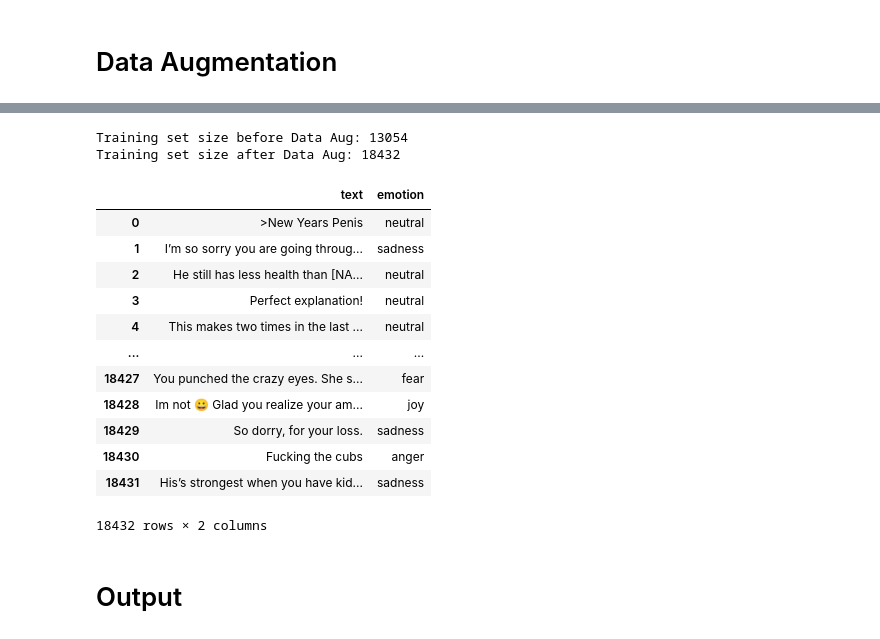
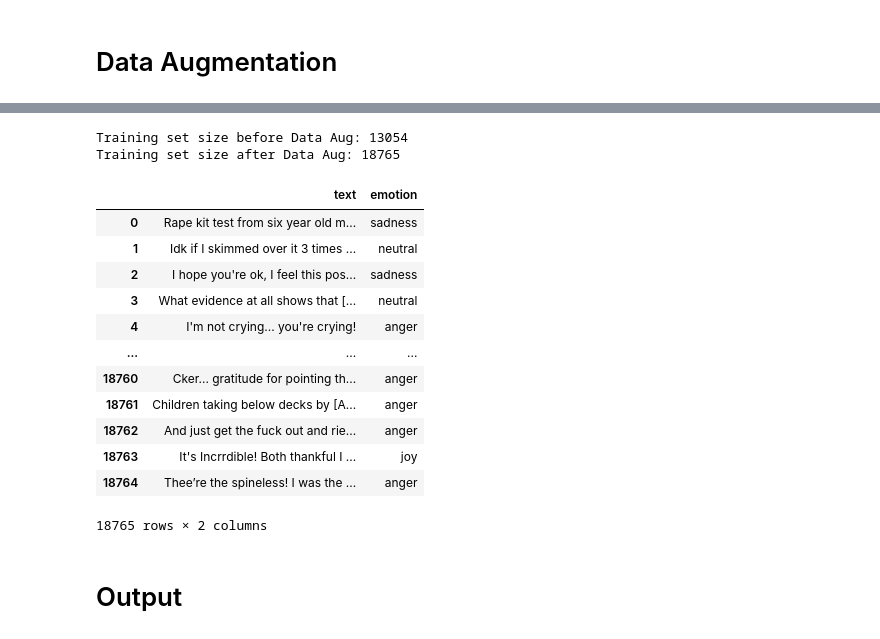
Before and after one commit to congyoua/CSC413Final, a Jupyter notebook: Data.ipynb, the cells around one changed output, grey strips where cells are left out. Drawn from its saved outputs; the diff is of its cells as text; code cells hidden in the pictures.

Commit message:
Increase Data Aug Strength

```diff
--- a/Data.ipynb
+++ b/Data.ipynb
@@ -189,8 +189,8 @@ sns.barplot(data = counts_df, x="emotion", y="count", order=counts_df['emotion']
 # %%
 from sklearn.model_selection import train_test_split
 data = df[['text','emotion']]
-train, test = train_test_split(data, test_size=0.2, random_state=42, stratify=data['emotion'] )
-train, val = train_test_split(train, test_size=0.3, random_state=42, stratify=train['emotion'] )
+train, test = train_test_split(data, test_size=0.3, random_state=42, stratify=data['emotion'] )
+train, val = train_test_split(train, test_size=0.2, random_state=42, stratify=train['emotion'] )
 # %% [markdown]
 # Data Augmentation
 # %%
@@ -226,43 +226,44 @@ print(s_res)
 # %%
 # Transformation Function
 def augment(text):
     try:
         augmented_text = augmenter.augment(text)[0]
     except:
         return text
 
     return augmented_text
 
 # Apply Data Augmentation to Non_neutral texts to resolve data imbalance
 aug_data = train.copy()
 print("Training set size before Data Aug: {}".format(len(aug_data)))
 for i in range(2):
 
     non_neutral = train[train['emotion'] != 'neutral'].copy()
     non_neutral['text'] = non_neutral['text'].apply(augment)
+    non_neutral['text'] = non_neutral['text'].apply(augment)
     aug_data = pd.concat([aug_data, non_neutral])
 
 aug_data.drop_duplicates(inplace=True)
 print("Training set size after Data Aug: {}".format(len(aug_data)))
 
 aug_data.reset_index(drop=True, inplace=True)
 aug_data
 # %% [output]
 Training set size before Data Aug: 13054
-Training set size after Data Aug: 18432
+Training set size after Data Aug: 18765
 |  | text | emotion |
-| 0 | >New Years Penis | neutral |
-| 1 | I’m so sorry you are going throug... | sadness |
-| 2 | He still has less health than [NA... | neutral |
-| 3 | Perfect explanation! | neutral |
-| 4 | This makes two times in the last ... | neutral |
+| 0 | Rape kit test from six year old m... | sadness |
+| 1 | Idk if I skimmed over it 3 times ... | neutral |
+| 2 | I hope you're ok, I feel this pos... | sadness |
+| 3 | What evidence at all shows that [... | neutral |
+| 4 | I'm not crying... you're crying! | anger |
 | ... | ... | ... |
-| 18427 | You punched the crazy eyes. She s... | fear |
-| 18428 | Im not 😀 Glad you realize your am... | joy |
-| 18429 | So dorry, for your loss. | sadness |
-| 18430 | Fucking the cubs | anger |
-| 18431 | His’s strongest when you have kid... | sadness |
+| 18760 | Cker... gratitude for pointing th... | anger |
+| 18761 | Children taking below decks by [A... | anger |
+| 18762 | And just get the fuck out and rie... | anger |
+| 18763 | It's Incrrdible! Both thankful I ... | joy |
+| 18764 | Thee’re the spineless! I was the ... | anger |
-18432 rows × 2 columns
+18765 rows × 2 columns
 # %% [markdown]
 # Output
 # %%
```
Also changed, not shown: parts of 1 cell of this notebook.
